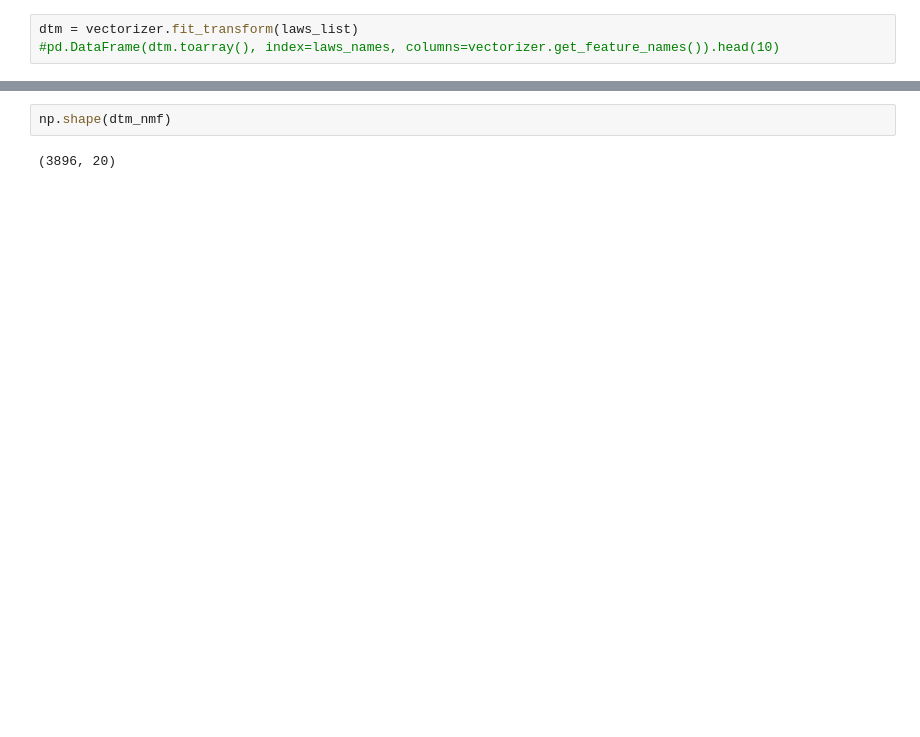
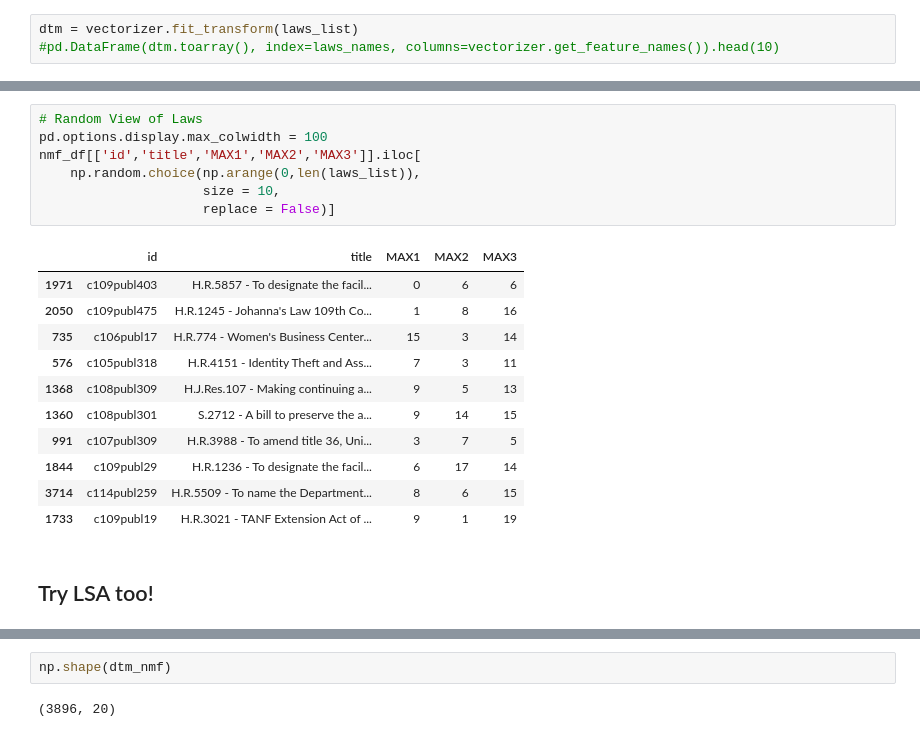
Before and after one commit to leem99/fletcher, a Jupyter notebook: first_unsupervised_models.ipynb, the cells around one changed output, grey strips where cells are left out. Saved outputs shown, nothing was run; the diff lists cells and outputs as text; blank space fills up the shorter version.

```diff
--- a/first_unsupervised_models.ipynb
+++ b/first_unsupervised_models.ipynb
@@ -161,0 +206,21 @@ Keywords: wildlife refuge wildlife refuge national wildlife fish fish wildlife n
+# %%
+# Random View of Laws
+pd.options.display.max_colwidth = 100
+nmf_df[['id','title','MAX1','MAX2','MAX3']].iloc[
+    np.random.choice(np.arange(0,len(laws_list)),
+                     size = 10,
+                     replace = False)]
+# %% [output]
+|  | id | title | MAX1 | MAX2 | MAX3 |
+| 1971 | c109publ403 | H.R.5857 - To designate the facil... | 0 | 6 | 6 |
+| 2050 | c109publ475 | H.R.1245 - Johanna's Law 109th Co... | 1 | 8 | 16 |
+| 735 | c106publ17 | H.R.774 - Women's Business Center... | 15 | 3 | 14 |
+| 576 | c105publ318 | H.R.4151 - Identity Theft and Ass... | 7 | 3 | 11 |
+| 1368 | c108publ309 | H.J.Res.107 - Making continuing a... | 9 | 5 | 13 |
+| 1360 | c108publ301 | S.2712 - A bill to preserve the a... | 9 | 14 | 15 |
+| 991 | c107publ309 | H.R.3988 - To amend title 36, Uni... | 3 | 7 | 5 |
+| 1844 | c109publ29 | H.R.1236 - To designate the facil... | 6 | 17 | 14 |
+| 3714 | c114publ259 | H.R.5509 - To name the Department... | 8 | 6 | 15 |
+| 1733 | c109publ19 | H.R.3021 - TANF Extension Act of ... | 9 | 1 | 19 |
+# %% [markdown]
+## Try LSA too!
```
Also changed, not shown: parts of 35 cells of this notebook, 2 other files.
